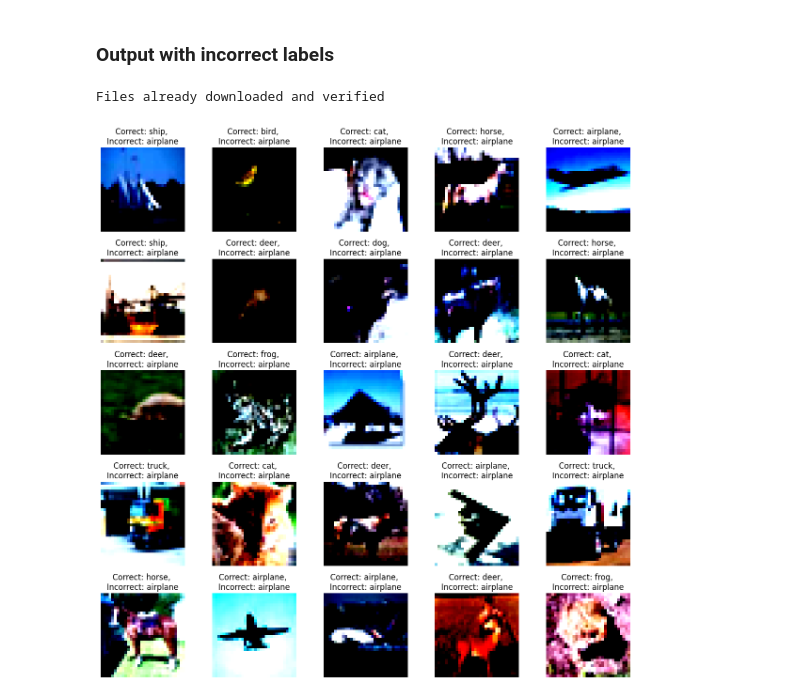
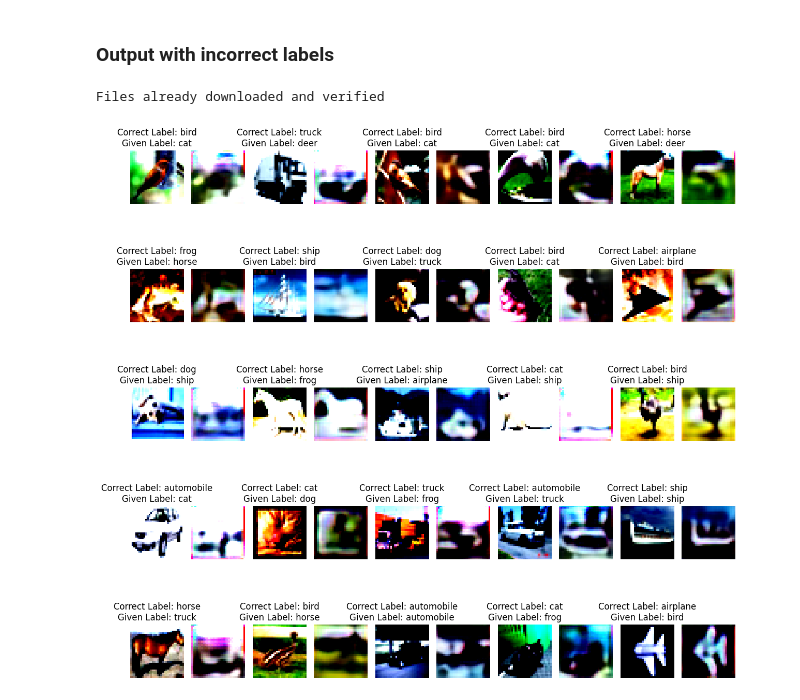
Before and after one commit to mkthoma/unet_and_vae, a Jupyter notebook: VAE/Demo VAE CIFAR10.ipynb, the cells around one changed output. Cells and saved outputs as stored; diff of their text form; code cells hidden in the pictures.

```diff
--- a/VAE/Demo VAE CIFAR10.ipynb
+++ b/VAE/Demo VAE CIFAR10.ipynb
@@ -202,6 +219,14 @@ Files already downloaded and verified
 # %% [markdown]
 ### Output with incorrect labels
 # %%
+import random
+import numpy as np
+import torch
+import torchvision.transforms as transforms
+from torchvision import datasets
+from torch.utils.data import Dataset, DataLoader
+import matplotlib.pyplot as plt
+
 # Create a custom dataset with incorrect labels
 class IncorrectLabelDataset(Dataset):
     def __init__(self, original_dataset, incorrect_labels):
@@ -225,14 +250,13 @@ transform = transforms.Compose([transforms.ToTensor(), normalize])
 # Create the original CIFAR-10 dataset
 cifar10_dataset = datasets.CIFAR10(root='./data', train=True, download=True, transform=transform)
 
-# Create a DataLoader for the custom dataset with incorrect labels
-incorrect_labels = [0] * len(cifar10_dataset)  # Replace with your own incorrect labels
+# Create a DataLoader for the custom dataset with random incorrect labels
+incorrect_labels = [random.randint(0, 9) for _ in range(len(cifar10_dataset))]  # Generate random incorrect labels
 custom_dataset = IncorrectLabelDataset(cifar10_dataset, incorrect_labels)
 data_loader = DataLoader(custom_dataset, batch_size=1, shuffle=True)
 
 # Initialize lists to accumulate images and labels
 images_to_plot = []
-labels_to_plot = []
 
 # Function to make predictions based on incorrect labels
 def predict_with_incorrect_label(image, incorrect_label):
@@ -248,46 +272,52 @@ def predict_with_incorrect_label(image, incorrect_label):
     z = mu + std * incorrect_label_tensor  # Use incorrect_label as a factor
     x_hat = vae.decoder(z)
 
-    # Assuming CIFAR-10 labels for simplicity (replace with your own labels)
-    cifar10_labels = ["airplane", "automobile", "bird", "cat", "deer", "dog", "frog", "horse", "ship", "truck"]
-    prediction = cifar10_labels[torch.argmax(x_hat).item()]
-
-    return prediction
+    return x_hat
 
 # Assuming CIFAR-10 labels for simplicity (replace with your own labels)
 cifar10_labels = ["airplane", "automobile", "bird", "cat", "deer", "dog", "frog", "horse", "ship", "truck"]
 
 # Loop through the dataset and make predictions based on incorrect labels
 vae.eval()  # Set the model to evaluation mode
 with torch.no_grad():
     for image, correct_label, incorrect_label in data_loader:
         correct_label = correct_label.item()
         incorrect_label = incorrect_label.item()
 
-        # Accumulate images and labels
-        images_to_plot.append(image)
-        labels_to_plot.append(f"Original: {cifar10_labels[correct_label]}, \nIncorrect: {cifar10_labels[incorrect_label]}")
+        # Generate a prediction
+        predicted_image = predict_with_incorrect_label(image, incorrect_label)
 
-        # Display up to 25 images in a 5x5 grid
+        # Accumulate images
+        images_to_plot.append((image, predicted_image, correct_label, incorrect_label))
+
+        # Display up to 25 pairs of actual and predicted images
         if len(images_to_plot) >= 25:
             break
 
 # Create a figure for the images
 num_images = len(images_to_plot)
 num_rows = 5
 num_cols = 5
 
 plt.figure(figsize=(12, 12))
 for i in range(num_images):
-    plt.subplot(num_rows, num_cols, i + 1)
-    # Clip pixel values to the valid range [0, 1]
-    image_to_plot = np.clip(images_to_plot[i].squeeze().permute(1, 2, 0).numpy(), 0, 1)
-    plt.imshow(image_to_plot)
-    plt.title(labels_to_plot[i])
+    plt.subplot(num_rows, 2 * num_cols, 2 * i + 1)
+    # Clip pixel values to the valid range [0, 1] for the actual image
+    actual_image = np.clip(images_to_plot[i][0].squeeze().permute(1, 2, 0).numpy(), 0, 1)
+    correct_label_text = f"Correct Label: {cifar10_labels[images_to_plot[i][2]]}"
+    incorrect_label_text = f"Given Label: {cifar10_labels[images_to_plot[i][3]]}"
+    plt.imshow(actual_image)
+    plt.title(f"{correct_label_text}\n{incorrect_label_text}")
+    plt.axis('off')
+
+    plt.subplot(num_rows, 2 * num_cols, 2 * i + 2)
+    # Clip pixel values to the valid range [0, 1] for the predicted image
+    predicted_image = np.clip(images_to_plot[i][1].squeeze().permute(1, 2, 0).numpy(), 0, 1)
+    plt.imshow(predicted_image)
     plt.axis('off')
 
 plt.tight_layout()
 plt.show()
 # %% [output]
 Files already downloaded and verified
-[figure, old version]
+[figure, new version]
```
Also changed, not shown: parts of 2 cells of this notebook, 1 other file.
